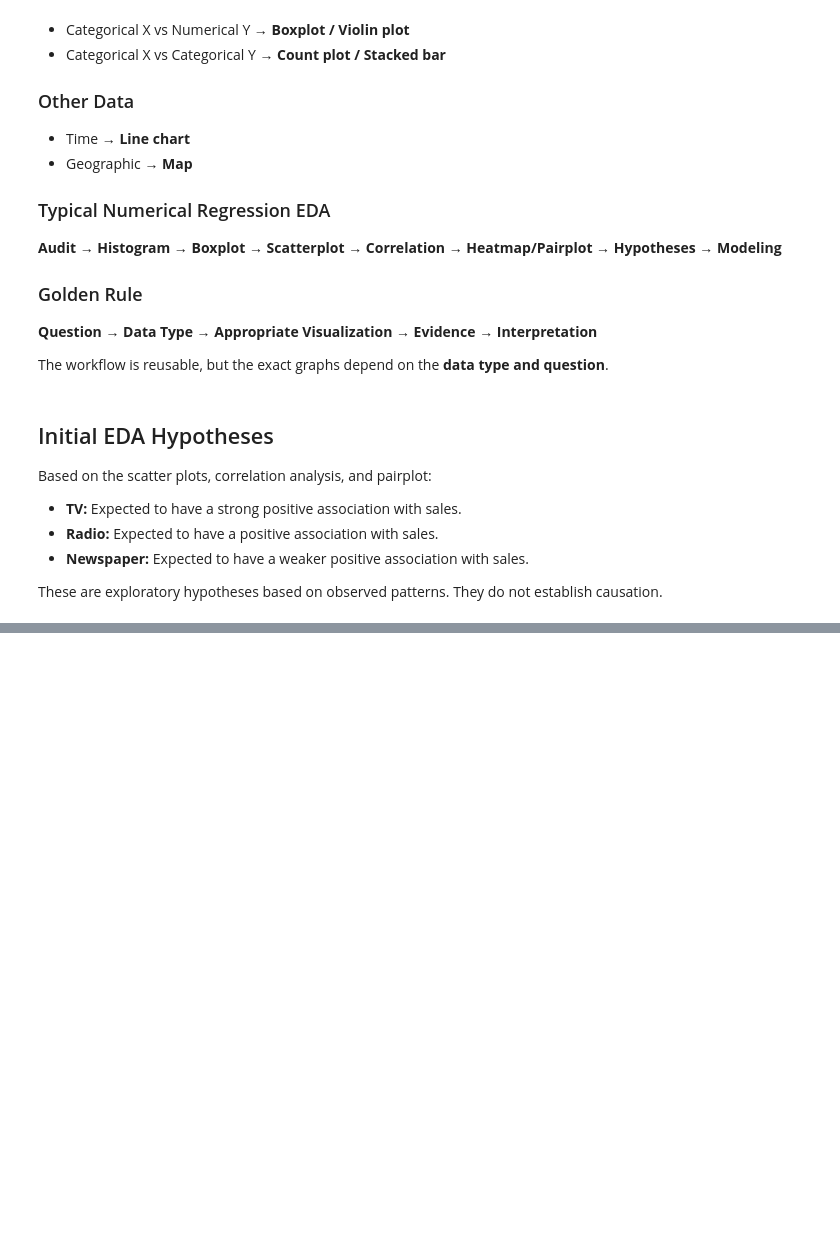
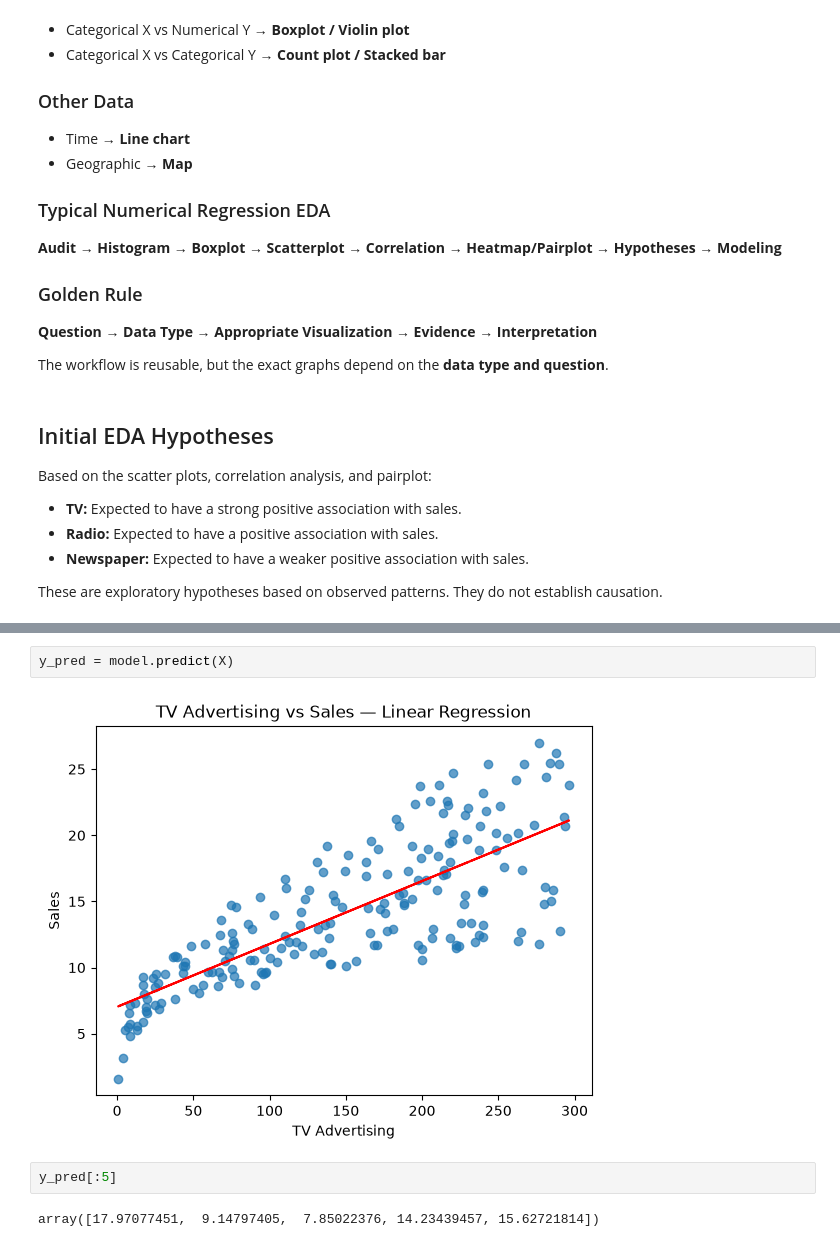
Before and after one commit to Gopi-6091/advertising-regression, a Jupyter notebook: notebooks/01_data_understanding.ipynb, the cells around one changed output, grey strips where cells are left out. Cells and saved outputs as stored; diff of their text form; blank space fills up the shorter version.

```diff
--- a/notebooks/01_data_understanding.ipynb
+++ b/notebooks/01_data_understanding.ipynb
@@ -575,0 +650,8 @@ These are exploratory hypotheses based on observed patterns. They do not establi
+# %%
+y_pred = model.predict(X)
+# %% [output]
+[figure, added]
+# %%
+y_pred[:5]
+# %% [output]
+array([17.97077451,  9.14797405,  7.85022376, 14.23439457, 15.62721814])
```
Also changed, not shown: parts of 16 cells of this notebook, 2 other files.
